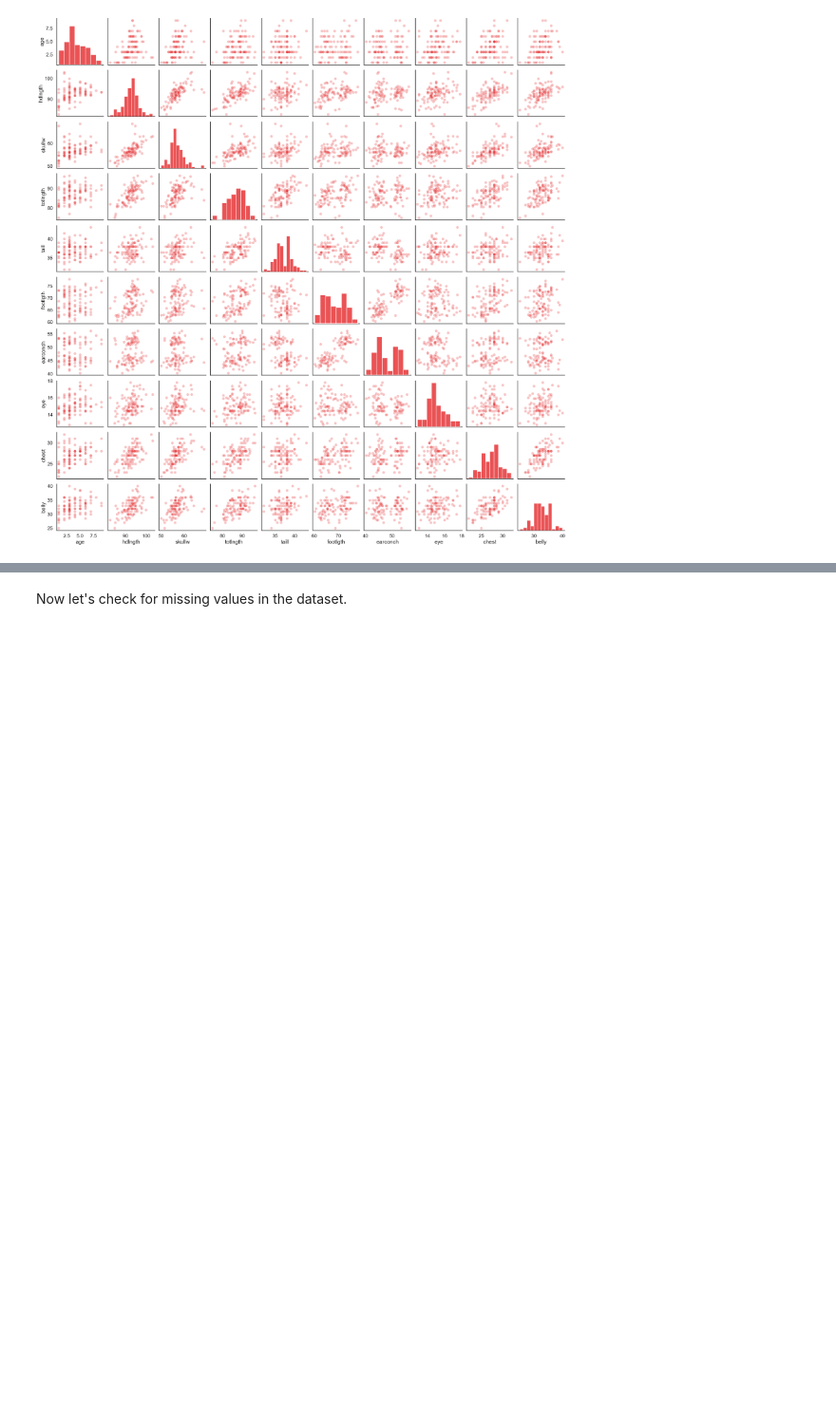
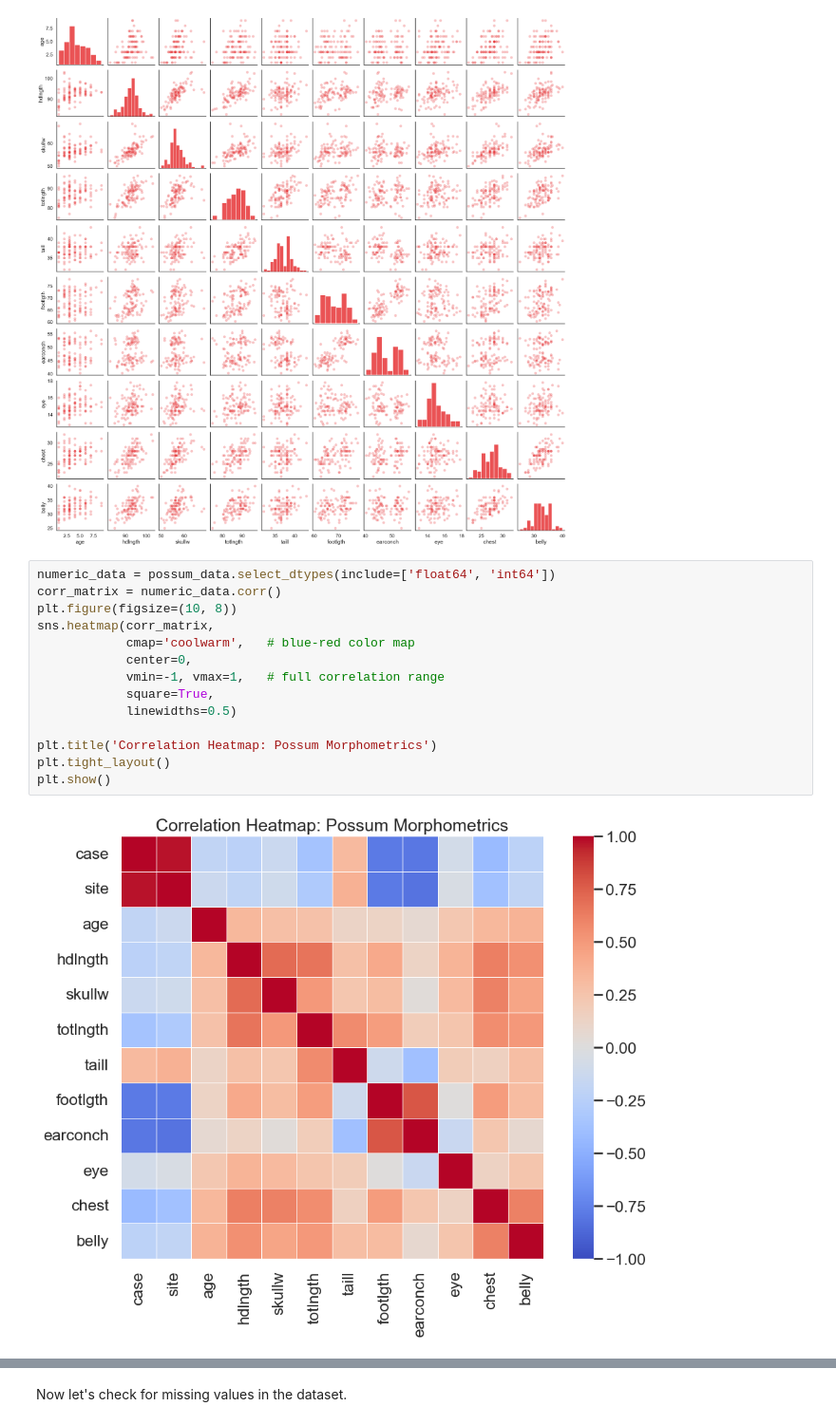
Before and after one commit to yoavram/PyDataSciBio, a Jupyter notebook: sessions/regression_models_4.ipynb, the cells around one changed output, grey strips where cells are left out. Shown at 95% size. Saved outputs shown, nothing was run; the diff lists cells and outputs as text; blank space fills up the shorter version.

```diff
--- a/sessions/regression_models_4.ipynb
+++ b/sessions/regression_models_4.ipynb
@@ -72,3 +72,19 @@ sns.pairplot(possum_data.drop(columns=['site','sex','case','Pop']), plot_kws=dic
 #pd.plotting.scatter_matrix(possum_data[['hdlngth','totlngth','taill','skullw']], alpha=0.2);
 # %% [output]
 [figure]
+# %%
+numeric_data = possum_data.select_dtypes(include=['float64', 'int64'])
+corr_matrix = numeric_data.corr()
+plt.figure(figsize=(10, 8))
+sns.heatmap(corr_matrix,
+            cmap='coolwarm',   # blue-red color map
+            center=0,
+            vmin=-1, vmax=1,   # full correlation range
+            square=True,
+            linewidths=0.5)
+
+plt.title('Correlation Heatmap: Possum Morphometrics')
+plt.tight_layout()
+plt.show()
+# %% [output]
+[figure, added]
```
Also changed, not shown: parts of 20 cells of this notebook.
